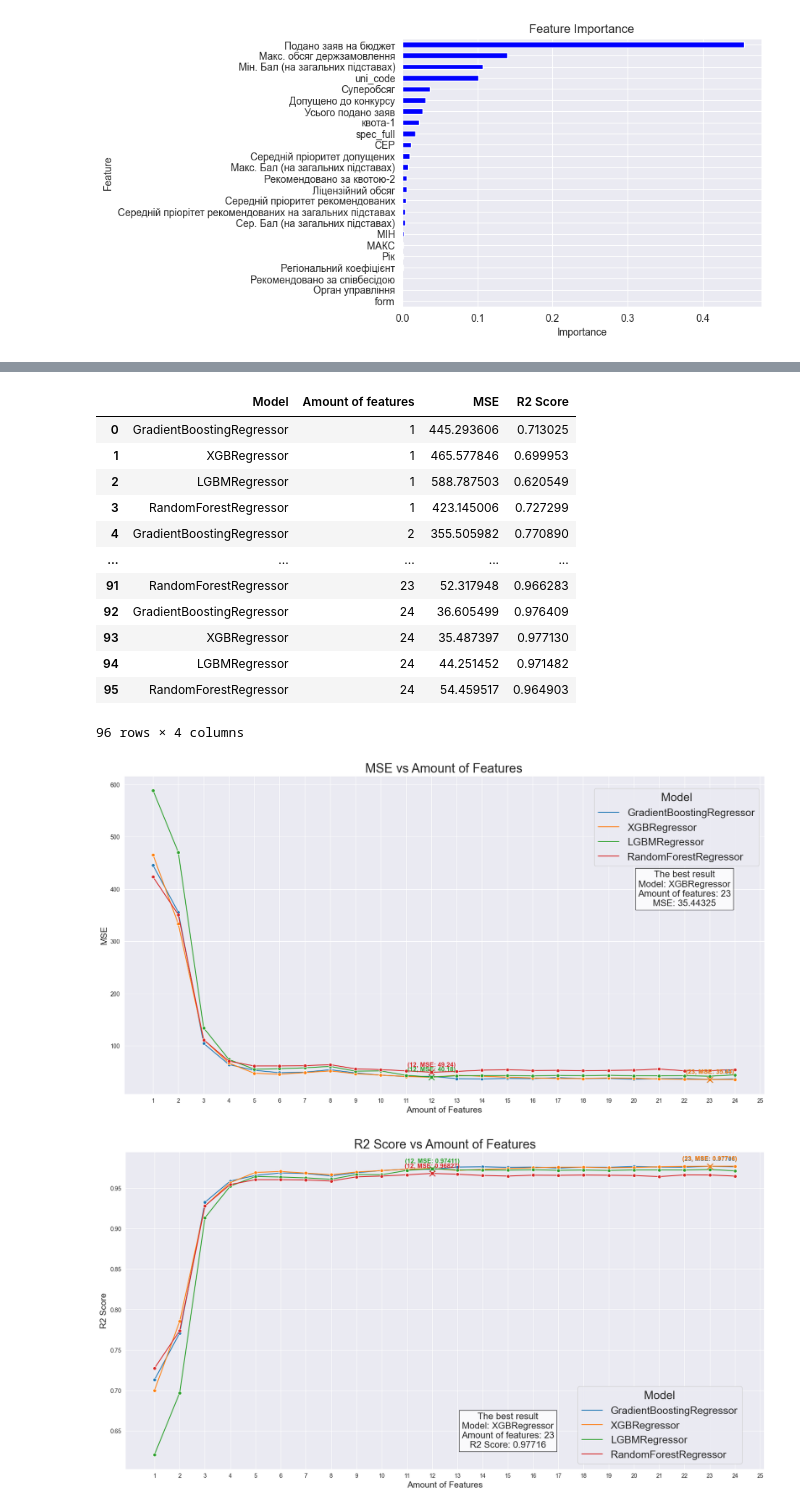
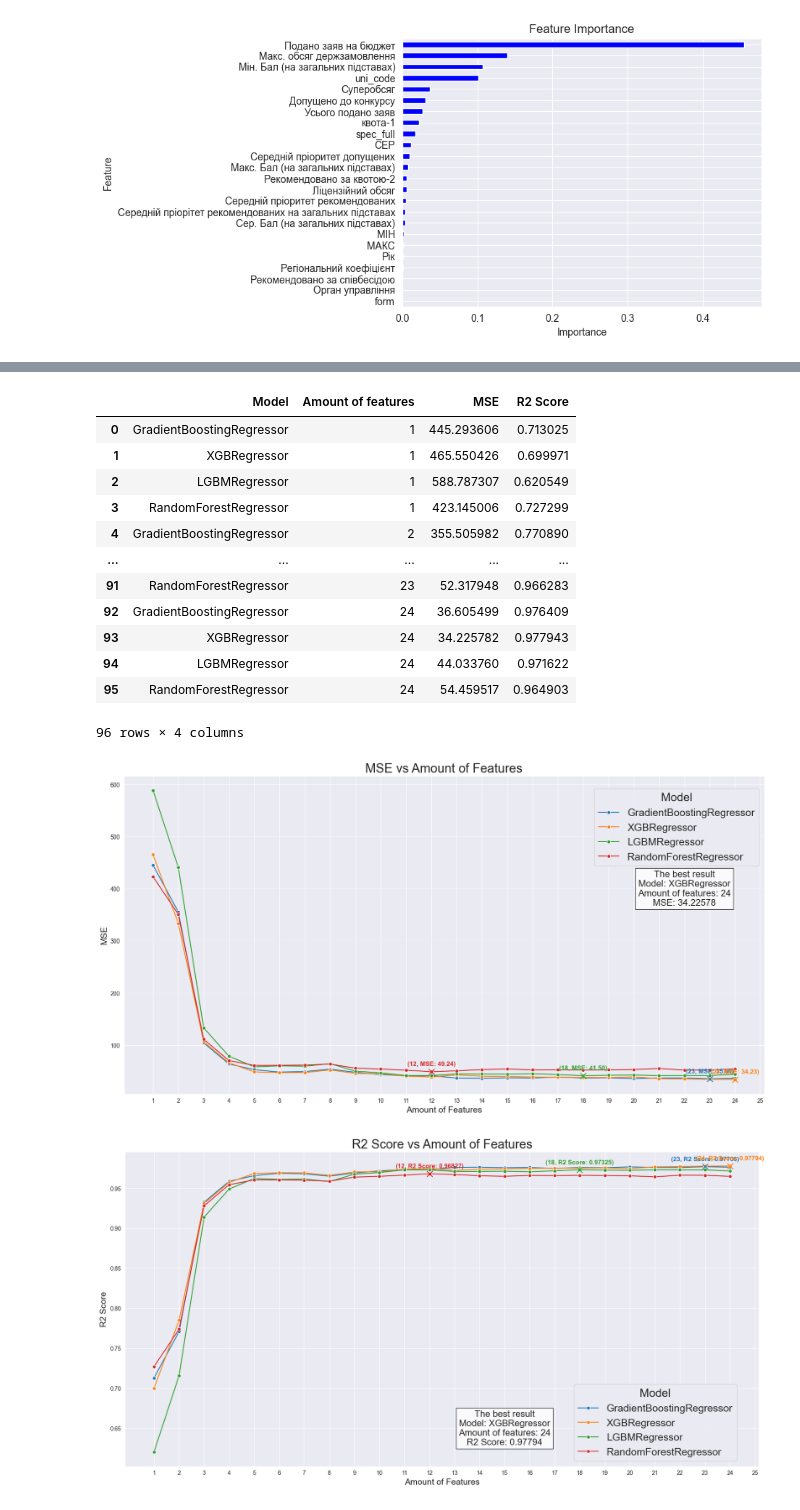
Before and after one commit to Natanius18/diploma, a Jupyter notebook: data_processing/test_different_features_based_on_tree.ipynb, the cells around one changed output, grey strips where cells are left out. Cells and saved outputs as stored; diff of their text form; code cells hidden in the pictures.

```diff
--- a/data_processing/test_different_features_based_on_tree.ipynb
+++ b/data_processing/test_different_features_based_on_tree.ipynb
@@ -42,8 +45,8 @@ MSE: 133.23851590106008         R2 score: 0.9141329161159645
 results_df = pd.DataFrame(columns=['Model', 'Amount of features', 'MSE', 'R2 Score'])
 
 best_gbr = GradientBoostingRegressor(learning_rate=0.1, max_depth=5, n_estimators=n_estimators, random_state=1)
-xgb_regressor = XGBRegressor(learning_rate=0.1, max_depth=5, n_estimators=n_estimators, seed=1)
-best_lgbm = LGBMRegressor(learning_rate=0.13, max_depth=7, n_estimators=n_estimators, n_jobs=-1, num_leaves=10, random_state=1, verbose=-1)
+xgb_regressor = XGBRegressor(**joblib.load('../saved_models/xgb_regressor.sav').get_params())
+best_lgbm = LGBMRegressor(**joblib.load('../saved_models/lgbm_regressor.sav').get_params())
 best_random_forest = RandomForestRegressor(random_state=1, n_jobs=-1, n_estimators=151, max_depth=16)
 
 for n in range(1, 25):
@@ -110,18 +113,18 @@ for n in range(1, 25):
 # %%
-results_df.to_csv('../readyDatasets/features_comparing.csv', index=False)
+results_df.to_csv('../readyDatasets/features_comparing_tree.csv', index=False)
 results_df
 # %% [output]
 |  | Model | Amount of features | MSE | R2 Score |
 | 0 | GradientBoostingRegressor | 1 | 445.293606 | 0.713025 |
-| 1 | XGBRegressor | 1 | 465.577846 | 0.699953 |
-| 2 | LGBMRegressor | 1 | 588.787503 | 0.620549 |
+| 1 | XGBRegressor | 1 | 465.550426 | 0.699971 |
+| 2 | LGBMRegressor | 1 | 588.787307 | 0.620549 |
 | 3 | RandomForestRegressor | 1 | 423.145006 | 0.727299 |
 | 4 | GradientBoostingRegressor | 2 | 355.505982 | 0.770890 |
 | ... | ... | ... | ... | ... |
 | 91 | RandomForestRegressor | 23 | 52.317948 | 0.966283 |
 | 92 | GradientBoostingRegressor | 24 | 36.605499 | 0.976409 |
-| 93 | XGBRegressor | 24 | 35.487397 | 0.977130 |
-| 94 | LGBMRegressor | 24 | 44.251452 | 0.971482 |
+| 93 | XGBRegressor | 24 | 34.225782 | 0.977943 |
+| 94 | LGBMRegressor | 24 | 44.033760 | 0.971622 |
 | 95 | RandomForestRegressor | 24 | 54.459517 | 0.964903 |
 96 rows × 4 columns
 # %%
@@ -165,7 +168,7 @@ plt.text(22, 400, winner_info, ha='center', va='center', fontsize=16,
 
 plt.show()
 # %% [output]
-[figure, old version]
+[figure, new version]
 # %%
 max_r2_indices = results_df.groupby('Model')['R2 Score'].idxmax()
 
@@ -179,32 +182,32 @@ for index in max_r2_indices:
     plt.scatter(results_df.loc[index, 'Amount of features'], results_df.loc[index, 'R2 Score'],
                 color=model_color, marker='x', s=100, zorder=5)
 
     plt.annotate(
-        f"({results_df.loc[index, 'Amount of features']}, MSE: {results_df.loc[index, 'R2 Score']:.5f})",
+        f"({results_df.loc[index, 'Amount of features']}, R2 Score: {results_df.loc[index, 'R2 Score']:.5f})",
         xy=(results_df.loc[index, 'Amount of features'], results_df.loc[index, 'R2 Score']),
         xytext=(0, 10),
         textcoords='offset points',
         ha='center',
         color=model_color,
         size='11',
         weight='bold'
     )
 
 plt.xticks(range(1, 26))
 plt.title('R2 Score vs Amount of Features', size=22)
 plt.xlabel('Amount of Features', size=15)
 plt.ylabel('R2 Score', size=15)
 plt.legend(title='Model', bbox_to_anchor=(0.7, 0), loc='lower left', fontsize=18, title_fontsize=20)
 plt.grid(True)
 
 absolute_winner_index = results_df['R2 Score'].idxmax()
 winner_info = f"The best result\n" \
               f"Model: {results_df.loc[absolute_winner_index, 'Model']}\n" \
               f"Amount of features: {results_df.loc[absolute_winner_index, 'Amount of features']}\n" \
               f"R2 Score: {results_df.loc[absolute_winner_index, 'R2 Score']:.5f}"
 plt.text(15, 0.65, winner_info, ha='center', va='center', fontsize=16,
          bbox=dict(facecolor='white', alpha=0.8, edgecolor='black'))
 
 plt.show()
 # %% [output]
-[figure, old version]
+[figure, new version]
```
Also changed, not shown: parts of 2 cells of this notebook, 23 other files.
